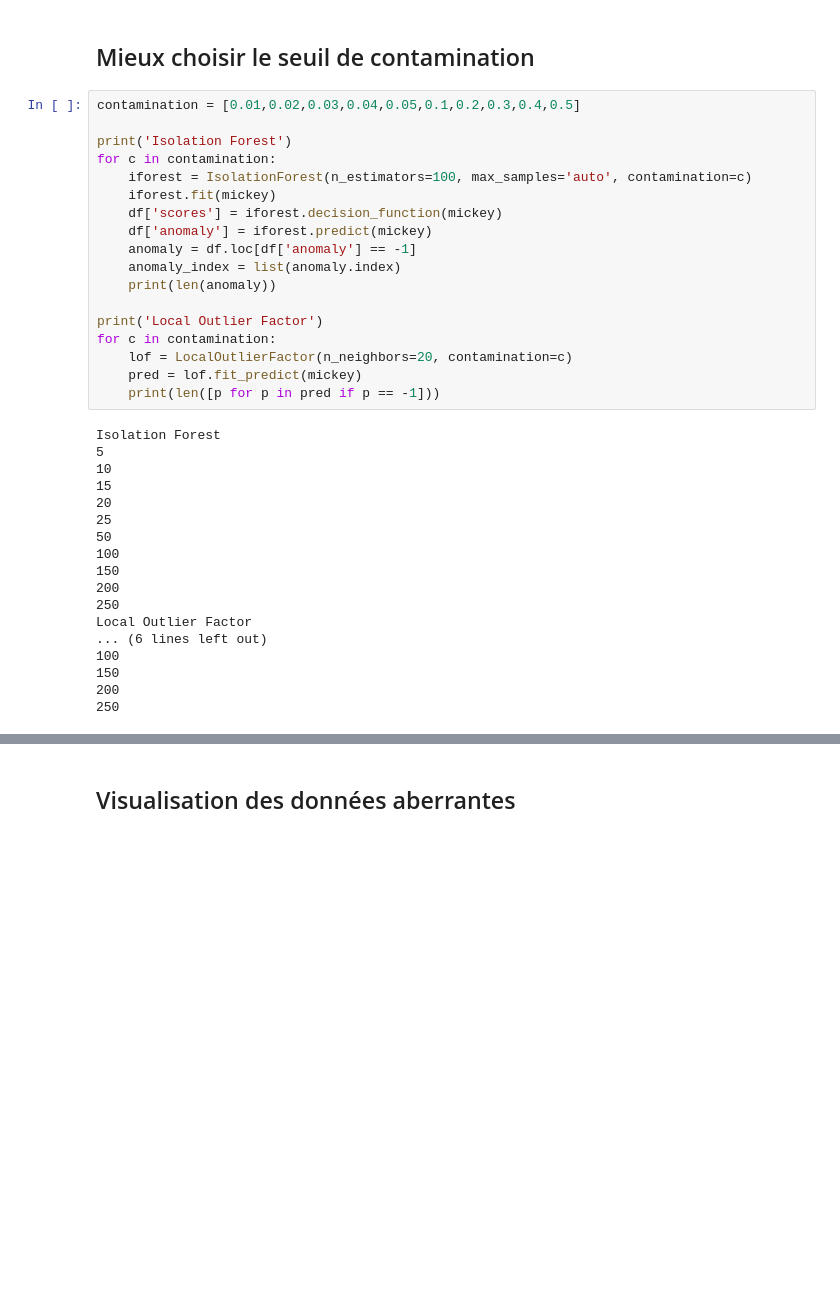
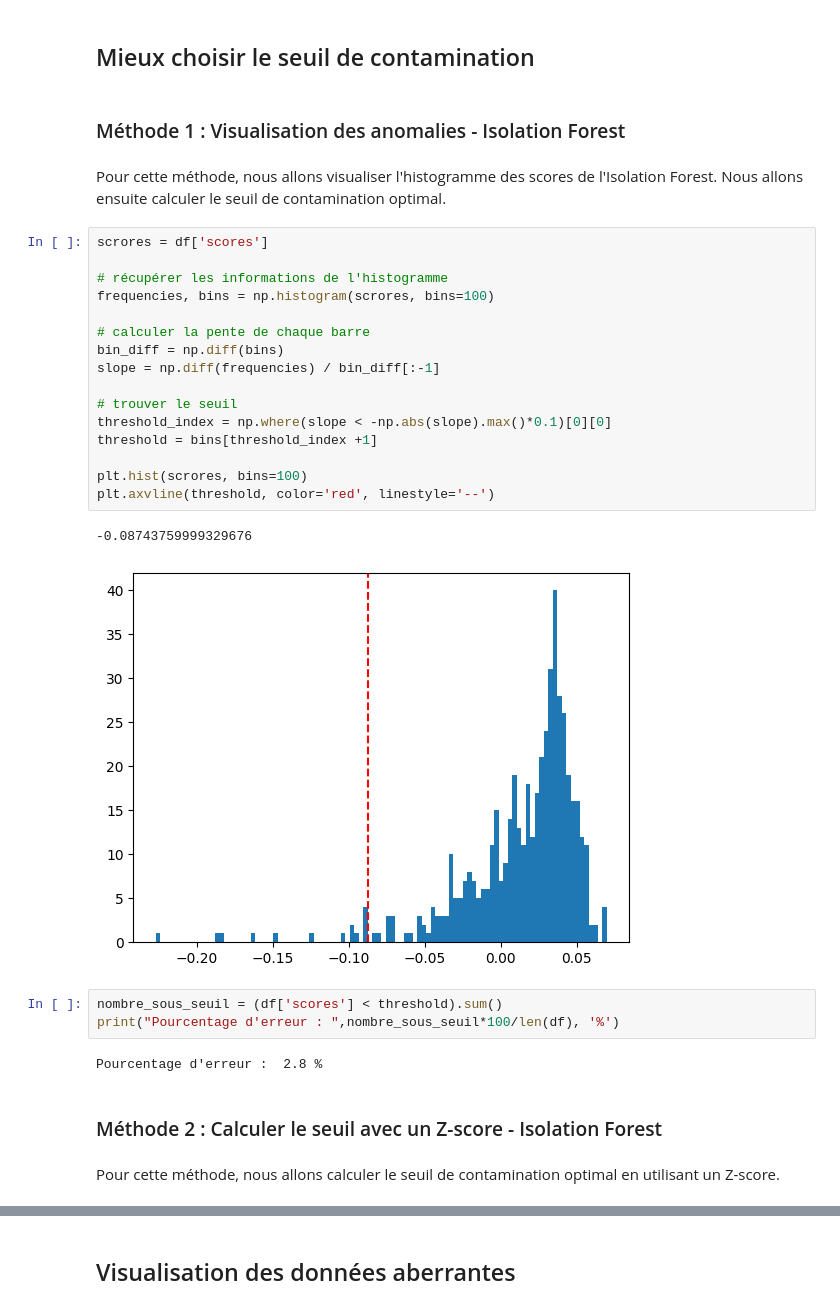
Before and after one commit to Runhilia/TAA_TP1, a Jupyter notebook: anomalies.ipynb, the cells around one changed output, grey strips where cells are left out. Cells and saved outputs as stored; diff of their text form; blank space fills up the shorter version.

```diff
--- a/anomalies.ipynb
+++ b/anomalies.ipynb
@@ -86,39 +86,35 @@ print(pred)
   1  1  1  1  1  1 -1  1  1  1 -1 -1 -1 -1 -1 -1 -1 -1 -1 -1]
 # %% [markdown]
 ## Mieux choisir le seuil de contamination
-# %%
-contamination = [0.01,0.02,0.03,0.04,0.05,0.1,0.2,0.3,0.4,0.5]
-
-print('Isolation Forest')
-for c in contamination:
-    iforest = IsolationForest(n_estimators=100, max_samples='auto', contamination=c)
-    iforest.fit(mickey)
-    df['scores'] = iforest.decision_function(mickey)
-    df['anomaly'] = iforest.predict(mickey)
-    anomaly = df.loc[df['anomaly'] == -1]
-    anomaly_index = list(anomaly.index)
-    print(len(anomaly))
-
-print('Local Outlier Factor')
-for c in contamination:
-    lof = LocalOutlierFactor(n_neighbors=20, contamination=c)
-    pred = lof.fit_predict(mickey)
-    print(len([p for p in pred if p == -1]))
-# %% [output]
-Isolation Forest
-5
-10
-15
-20
-25
-50
-100
-150
-200
-250
-Local Outlier Factor
-... (6 lines left out)
-100
-150
-200
-250
+# %% [markdown]
+### Méthode 1 : Visualisation des anomalies - Isolation Forest
+# %% [markdown]
+Pour cette méthode, nous allons visualiser l'histogramme des scores de l'Isolation Forest. Nous allons ensuite calculer le seuil de contamination optimal.
+# %%
+scrores = df['scores']
+
+# récupérer les informations de l'histogramme
+frequencies, bins = np.histogram(scrores, bins=100)
+
+# calculer la pente de chaque barre
+bin_diff = np.diff(bins)
+slope = np.diff(frequencies) / bin_diff[:-1]
+
+# trouver le seuil
+threshold_index = np.where(slope < -np.abs(slope).max()*0.1)[0][0]
+threshold = bins[threshold_index +1]
+
+plt.hist(scrores, bins=100)
+plt.axvline(threshold, color='red', linestyle='--')
+# %% [output]
+-0.08743759999329676
+[figure, added]
+# %%
+nombre_sous_seuil = (df['scores'] < threshold).sum()
+print("Pourcentage d'erreur : ",nombre_sous_seuil*100/len(df), '%')
+# %% [output]
+Pourcentage d'erreur :  2.8 %
+# %% [markdown]
+### Méthode 2 : Calculer le seuil avec un Z-score - Isolation Forest
+# %% [markdown]
+Pour cette méthode, nous allons calculer le seuil de contamination optimal en utilisant un Z-score.
```
Also changed, not shown: parts of 3 cells of this notebook.
